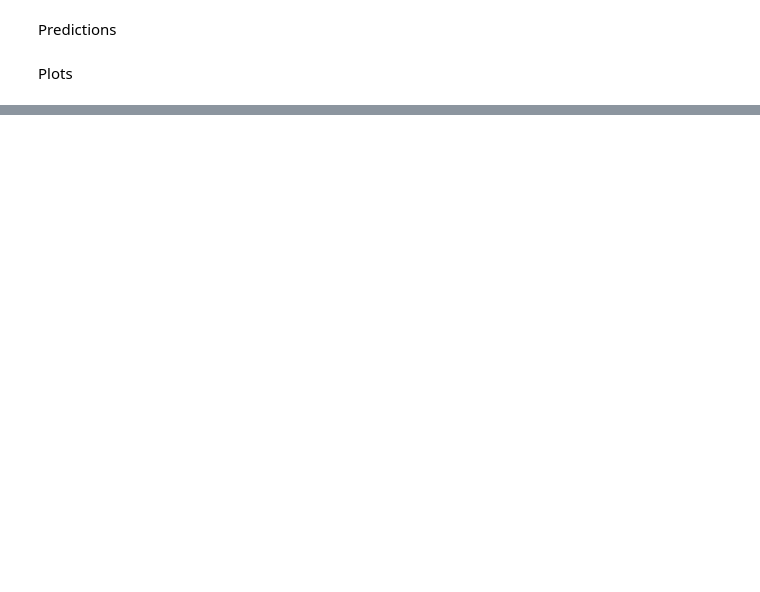
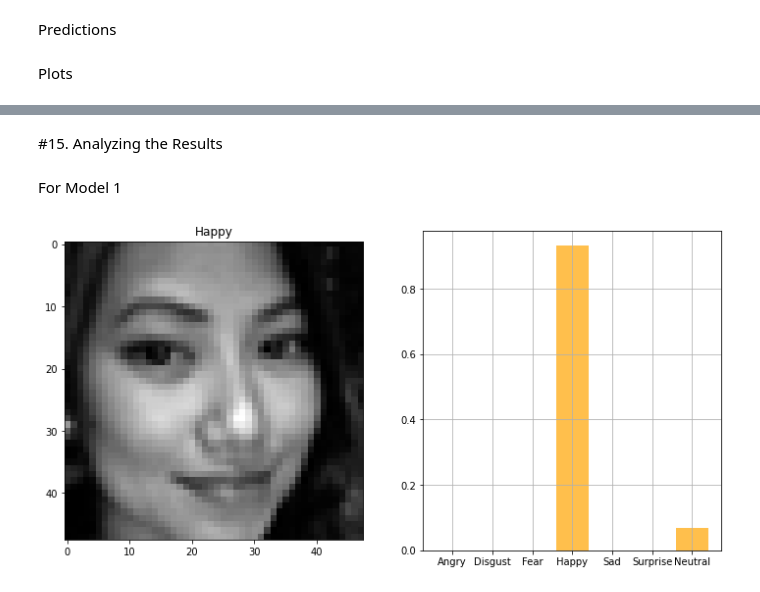
Before and after one commit to rohitrv8922/Face-Emotion-Recognition-Detection, a Jupyter notebook: Face_Emotion_Recognition.ipynb, the cells around one changed output, grey strips where cells are left out. Cells and saved outputs as stored; diff of their text form; code cells hidden in the pictures; blank space fills up the shorter version.

```diff
--- a/Face_Emotion_Recognition.ipynb
+++ b/Face_Emotion_Recognition.ipynb
@@ -648,0 +649,8 @@ plt.show()
+# %% [markdown]
+#15. Analyzing the Results
+# %% [markdown]
+For Model 1
+# %%
+plot_image_and_emotion(test_image_array, test_image_label, pred_test_labels1, 19)
+# %% [output]
+[figure, added]
```
Also changed, not shown: parts of 13 cells of this notebook.
